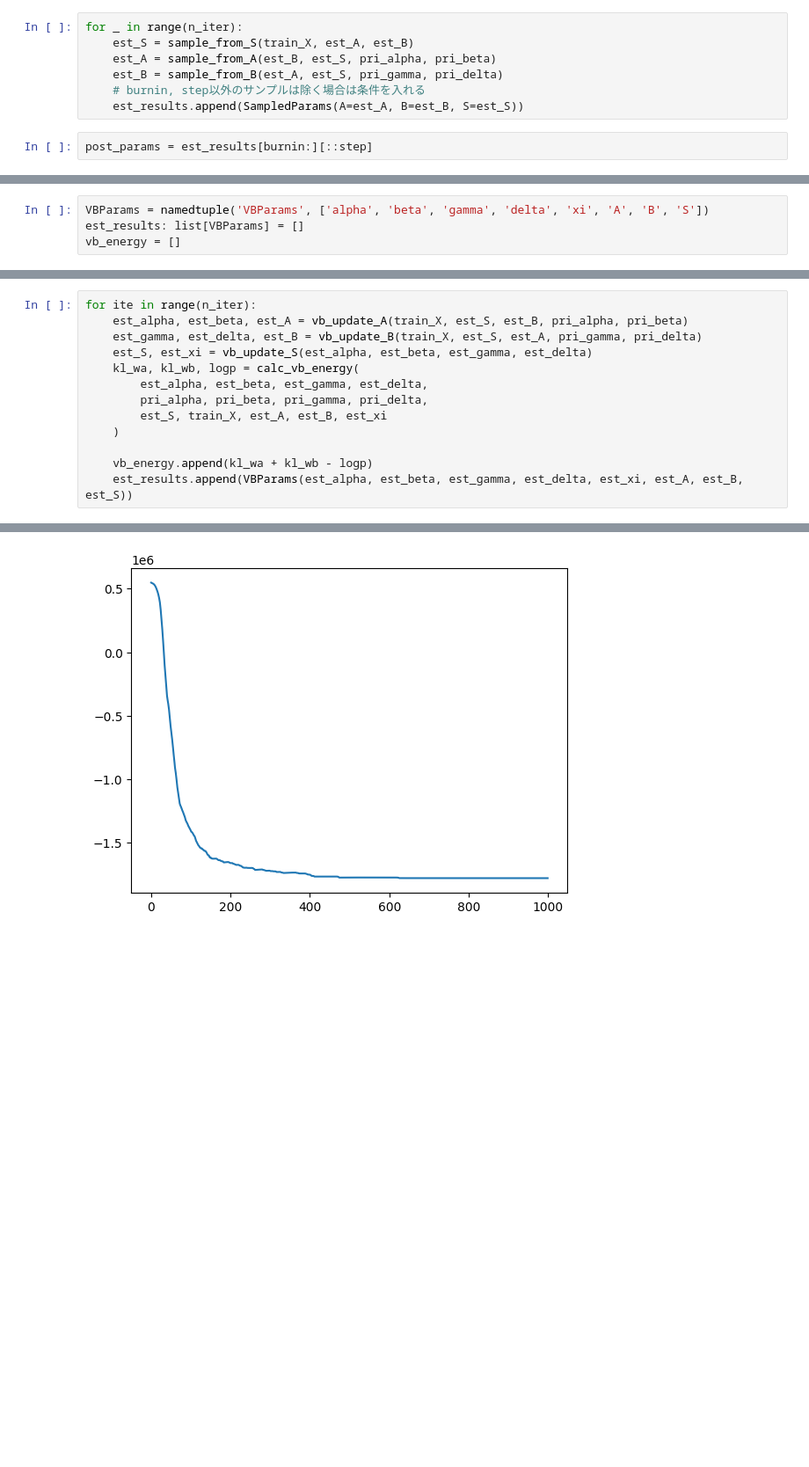
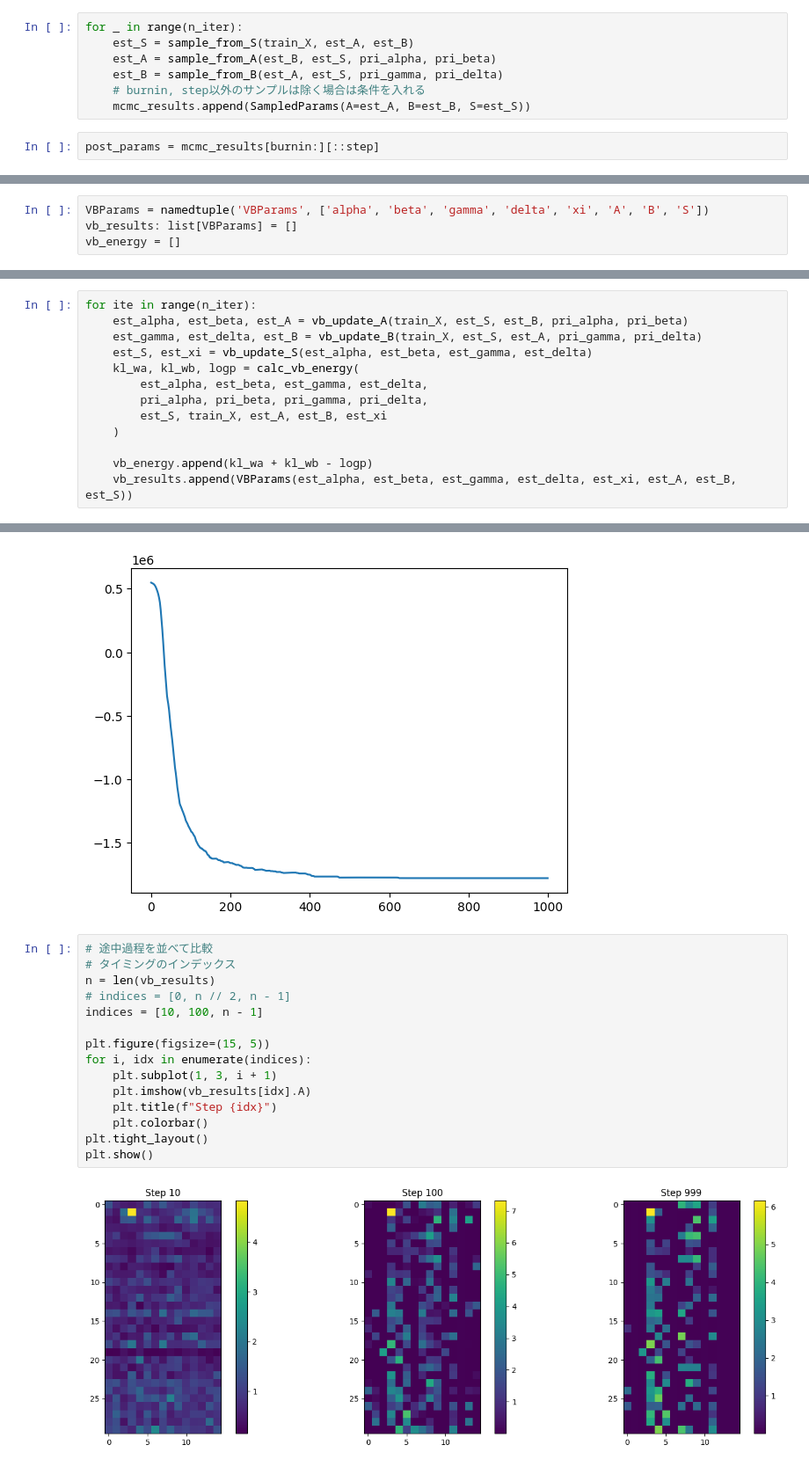
Before and after one commit to fumish/self_study, a Jupyter notebook: prototypes/singular_models/bayesian_nmf.ipynb, the cells around one changed output, grey strips where cells are left out. Shown at 88% size. Cells and saved outputs as stored; diff of their text form; blank space fills up the shorter version.

```diff
--- a/prototypes/singular_models/bayesian_nmf.ipynb
+++ b/prototypes/singular_models/bayesian_nmf.ipynb
@@ -140,9 +140,9 @@ for _ in range(n_iter):
     est_A = sample_from_A(est_B, est_S, pri_alpha, pri_beta)
     est_B = sample_from_B(est_A, est_S, pri_gamma, pri_delta)
     # burnin, step以外のサンプルは除く場合は条件を入れる
-    est_results.append(SampledParams(A=est_A, B=est_B, S=est_S))
+    mcmc_results.append(SampledParams(A=est_A, B=est_B, S=est_S))
 # %%
-post_params = est_results[burnin:][::step]
+post_params = mcmc_results[burnin:][::step]
 # %%
 mean_AB_bef_burnin = np.array([
     post_param.A @ post_param.B
@@ -296,7 +296,7 @@ est_S = np.random.dirichlet([1]*H, size=(N, M)).transpose((0, 2, 1))
 est_B = np.random.gamma(shape=1, scale=1, size=(H, N))
 # %%
 VBParams = namedtuple('VBParams', ['alpha', 'beta', 'gamma', 'delta', 'xi', 'A', 'B', 'S'])
-est_results: list[VBParams] = []
+vb_results: list[VBParams] = []
 vb_energy = []
 # %%
 n_iter = 1000
@@ -312,12 +312,29 @@ for ite in range(n_iter):
     )
 
     vb_energy.append(kl_wa + kl_wb - logp)
-    est_results.append(VBParams(est_alpha, est_beta, est_gamma, est_delta, est_xi, est_A, est_B, est_S))
+    vb_results.append(VBParams(est_alpha, est_beta, est_gamma, est_delta, est_xi, est_A, est_B, est_S))
 # %%
 plt.plot(np.arange(len(vb_energy)), np.array(vb_energy))
 # %% [output]
 [<matplotlib.lines.Line2D at 0x...>]
 [figure]
+# %%
+# 途中過程を並べて比較
+# タイミングのインデックス
+n = len(vb_results)
+# indices = [0, n // 2, n - 1]
+indices = [10, 100, n - 1]
+
+plt.figure(figsize=(15, 5))
+for i, idx in enumerate(indices):
+    plt.subplot(1, 3, i + 1)
+    plt.imshow(vb_results[idx].A)
+    plt.title(f"Step {idx}")
+    plt.colorbar()
+plt.tight_layout()
+plt.show()
+# %% [output]
+[figure, added]
 # %%
 # 途中過程を並べて比較
 # タイミングのインデックス
```
Also changed, not shown: parts of 23 cells of this notebook.
